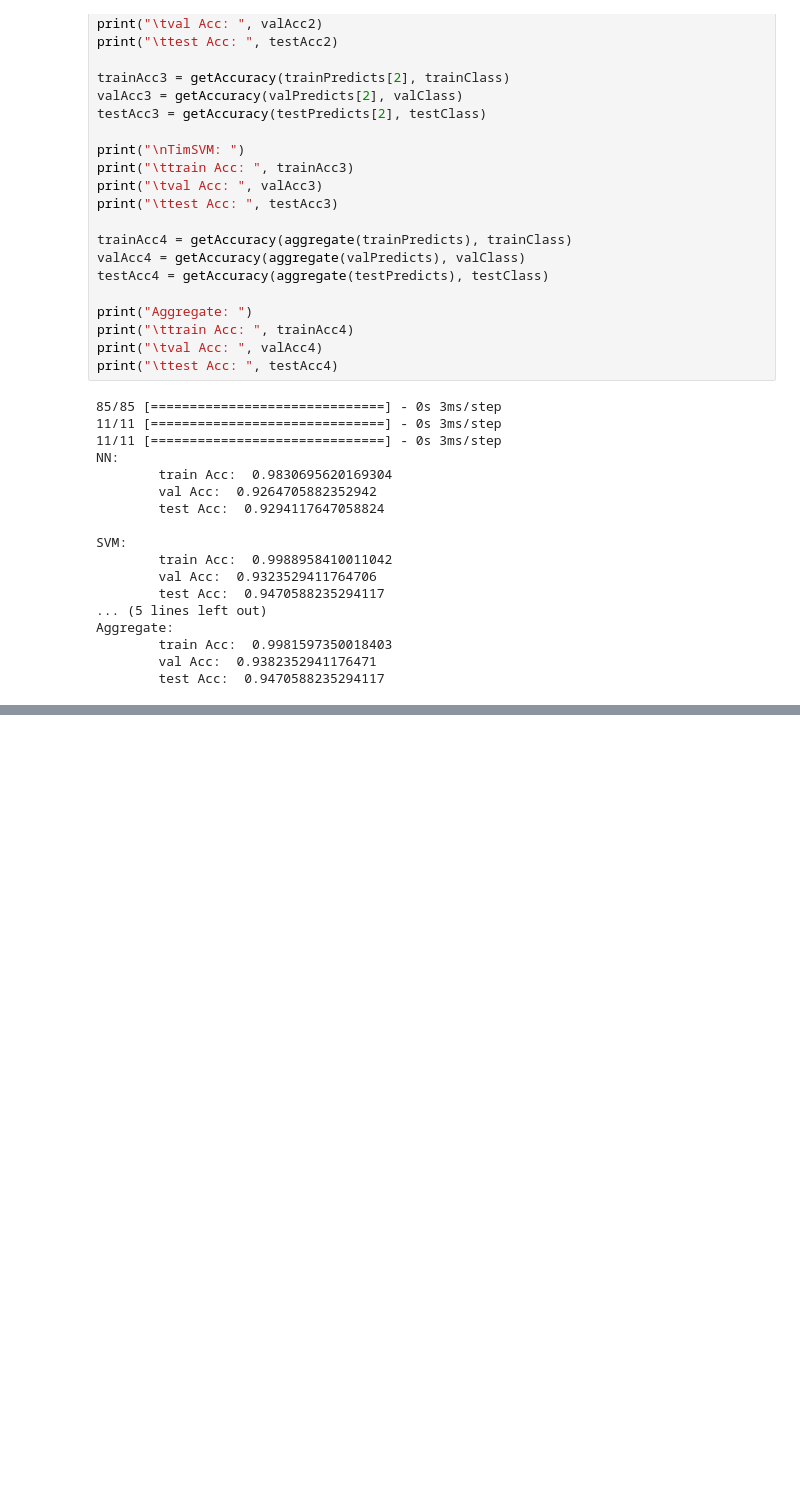
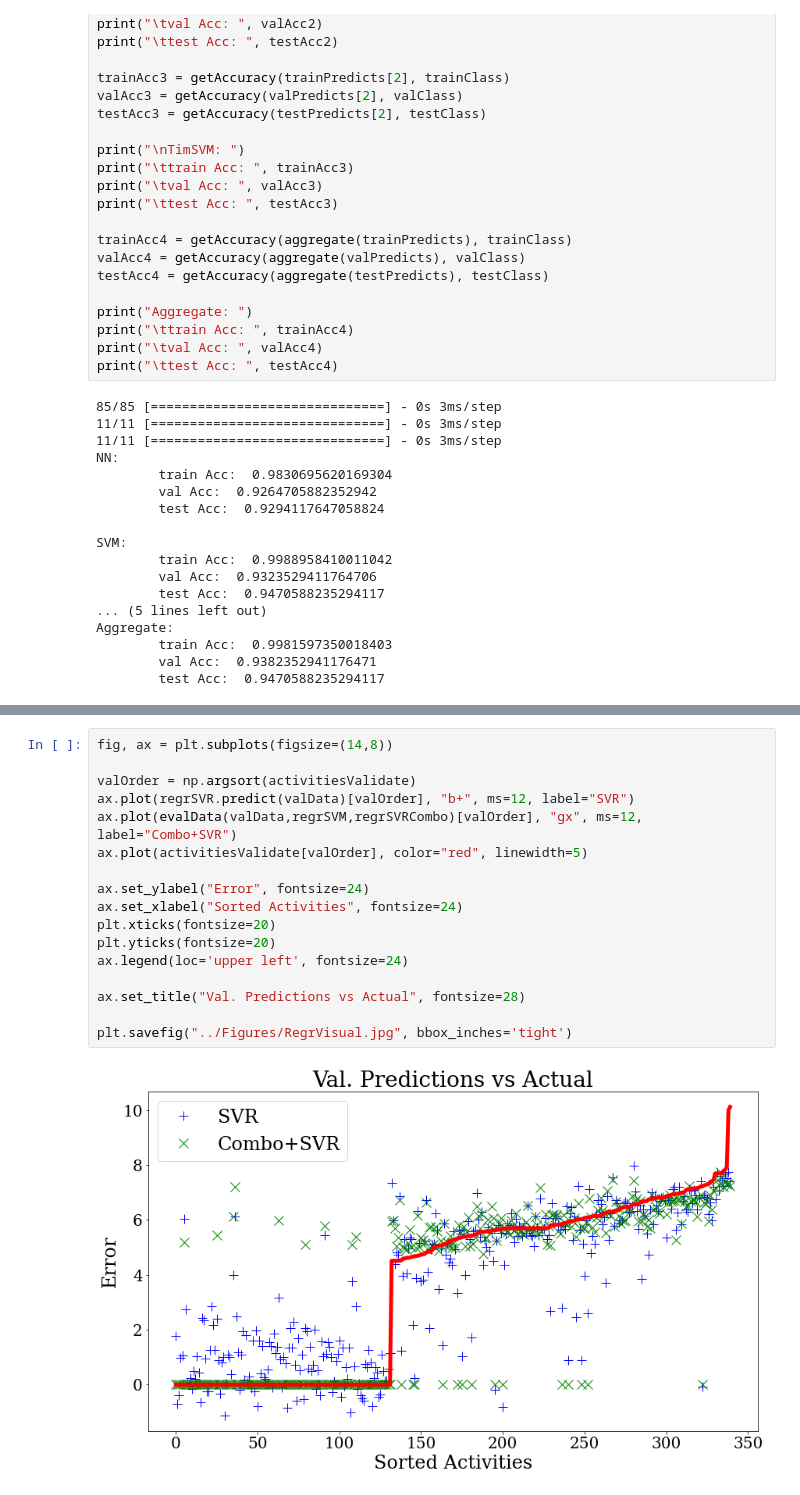
Before and after one commit to timothylindsey/Biola-Lawrence-Livermore-Project, a Jupyter notebook: Code/Figure Making.ipynb, the cells around one changed output, grey strips where cells are left out. Saved outputs shown, nothing was run; the diff lists cells and outputs as text; blank space fills up the shorter version.

```diff
--- a/Code/Figure Making.ipynb
+++ b/Code/Figure Making.ipynb
@@ -265,0 +271,19 @@ plt.savefig("../Figures/RegressionBar.jpg", bbox_inches='tight')
+# %%
+fig, ax = plt.subplots(figsize=(14,8))
+
+valOrder = np.argsort(activitiesValidate)
+ax.plot(regrSVR.predict(valData)[valOrder], "b+", ms=12, label="SVR")
+ax.plot(evalData(valData,regrSVM,regrSVRCombo)[valOrder], "gx", ms=12, label="Combo+SVR")
+ax.plot(activitiesValidate[valOrder], color="red", linewidth=5)
+
+ax.set_ylabel("Error", fontsize=24)
+ax.set_xlabel("Sorted Activities", fontsize=24)
+plt.xticks(fontsize=20)
+plt.yticks(fontsize=20)
+ax.legend(loc='upper left', fontsize=24)
+
+ax.set_title("Val. Predictions vs Actual", fontsize=28)
+
+plt.savefig("../Figures/RegrVisual.jpg", bbox_inches='tight')
+# %% [output]
+[figure, added]
```
Also changed, not shown: parts of 2 cells of this notebook, 4 other files.
